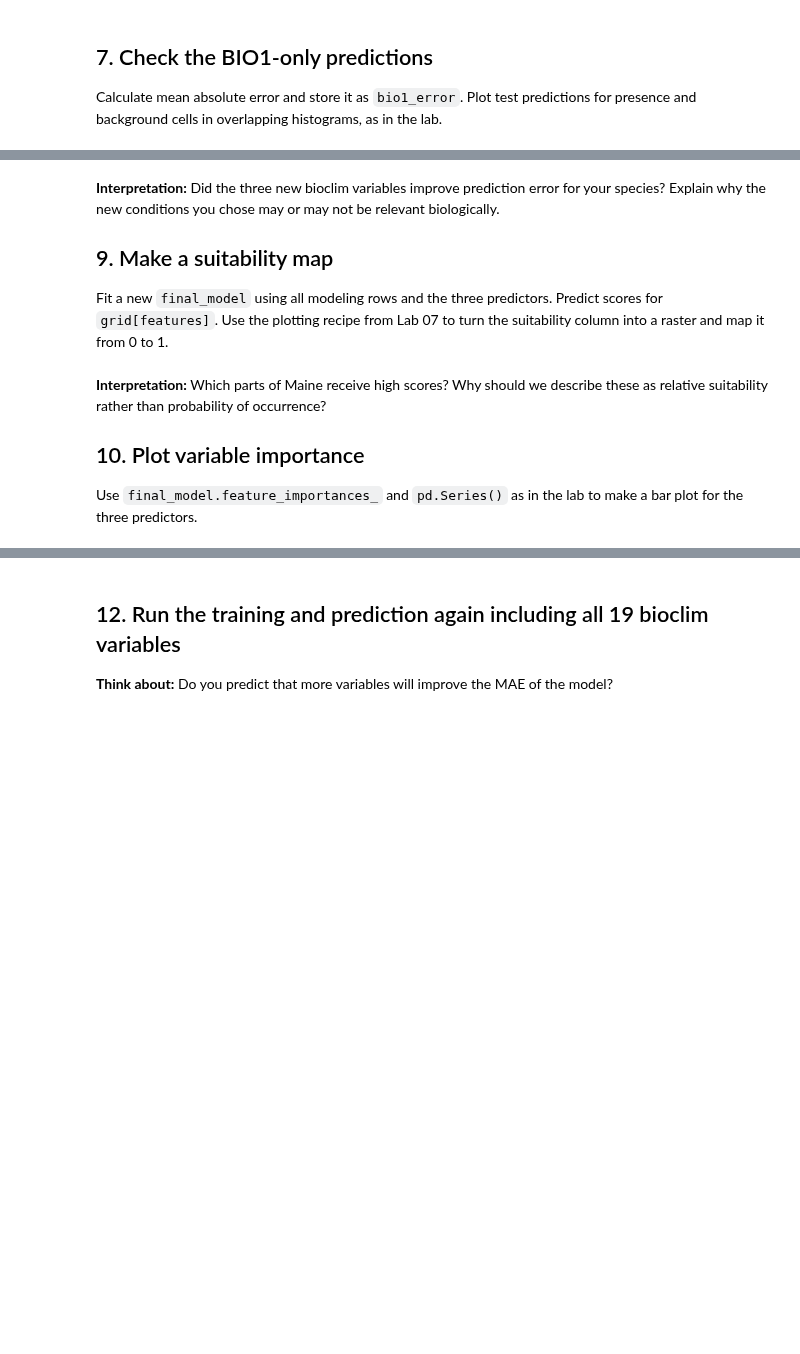
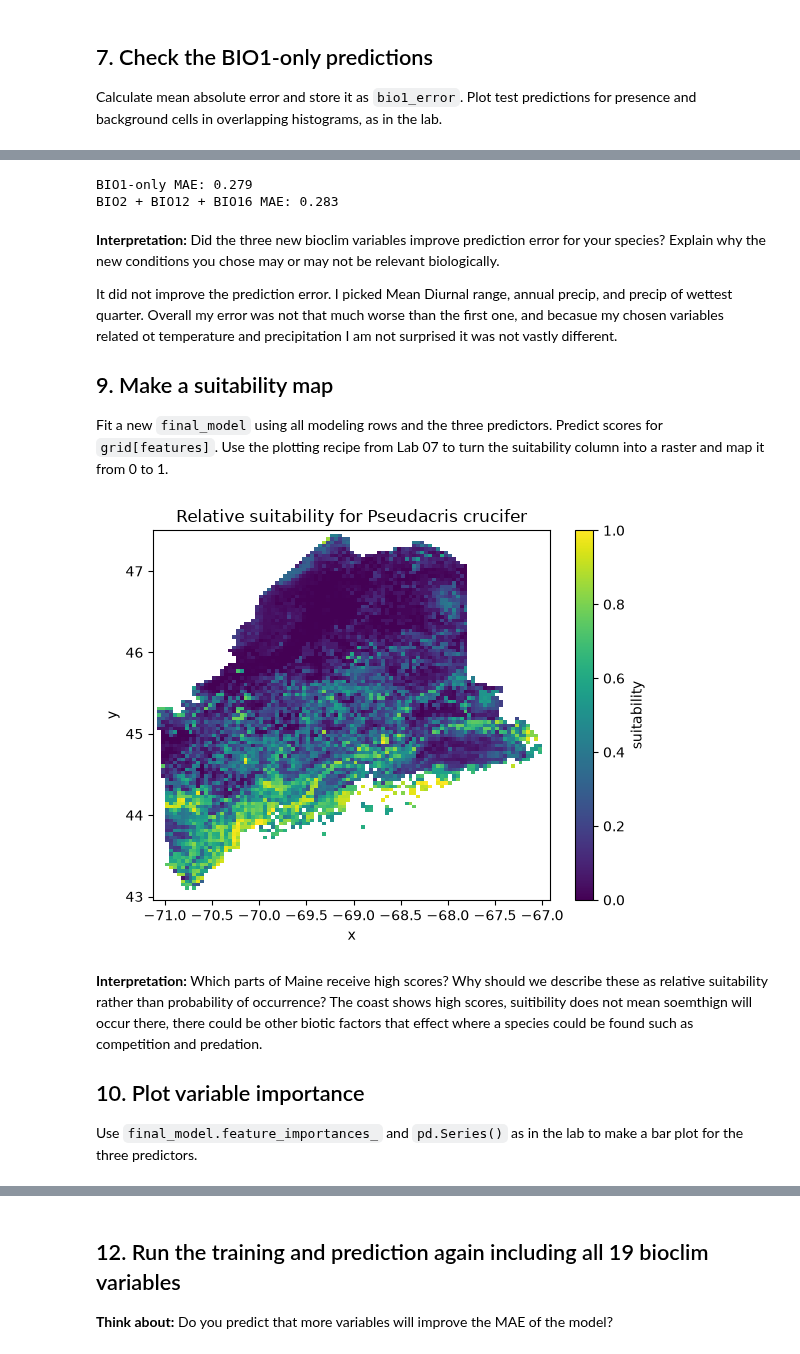
Before and after one commit to carlycoughlin-ux/BIO597-SpatialBiodiversity, a Jupyter notebook: docs/assignments/Assignment-07-MachineLearningSDM.ipynb, the cells around one changed output, grey strips where cells are left out. Saved outputs shown, nothing was run; the diff lists cells and outputs as text; code cells hidden in the pictures; blank space fills up the shorter version.

```diff
--- a/docs/assignments/Assignment-07-MachineLearningSDM.ipynb
+++ b/docs/assignments/Assignment-07-MachineLearningSDM.ipynb
@@ -36,3 +89,6 @@ target_species = "YOUR SPECIES HERE"
 As in Lab 07, make a list called `climate_variables` containing `bio_1` through `bio_19`. We will choose the model predictors after preparing the modeling table.
 # %%
 # Create climate_variables and display these columns at your species' records.
+climate_variables = ["bio_" + str(number) for number in range(1, 20)]
+
+presence[climate_variables].head()
@@ -100,20 +234,62 @@ Change `features` to `["bio_X", "bio_XX", "bio_XX"]` (replacing the "X" values w
 index of the bioclim variables you chose). Create a new feature table (`X`) selecting just the features of interest and perform a new test/train split. Fit a new forest with these three predictors and calculate `three_variable_error`. Print both MAEs together.
 # %%
 # Select the three predictor columns from the existing training and test tables.
+features = ["bio_2", "bio_12", "bio_16"]
+
 # Fit three_variable_model and predict the same withheld cells.
+X = model_data[features]
+
+X_train, X_test, y_train, y_test = train_test_split(
+    X,
+    y,
+    test_size=0.25,
+    random_state=597,
+)
+
+three_variable_model = RandomForestRegressor(
+    n_estimators=100, min_samples_leaf=5, random_state=2,
+)
+
+three_variable_model.fit(X_train, y_train)
+three_variable_prediction = three_variable_model.predict(X_test)
+three_variable_error = mean_absolute_error(y_test, three_variable_prediction)
 # Calculate three_variable_error and print it beside bio1_error.
+print("BIO1-only MAE:", round(bio1_error, 3))
+print("BIO2 + BIO12 + BIO16 MAE:", round(three_variable_error, 3))
+# %% [output]
+BIO1-only MAE: 0.279
+BIO2 + BIO12 + BIO16 MAE: 0.283
 # %% [markdown]
 **Interpretation:** Did the three new bioclim variables improve prediction error for your species? Explain why the new conditions you chose may or may not be relevant biologically.
+
+It did not improve the prediction error. I picked Mean Diurnal range, annual precip, and precip of wettest quarter. Overall my error was not that much worse than the first one, and becasue my chosen variables related ot temperature and precipitation I am not surprised it was not vastly different.
 
 ## 9. Make a suitability map
 
 Fit a new `final_model` using all modeling rows and the three predictors. Predict scores for `grid[features]`. Use the plotting recipe from Lab 07 to turn the suitability column into a raster and map it from 0 to 1.
 # %%
 # Update X to include all three predictors.
+X = model_data[features]
+final_model = RandomForestRegressor(
+    n_estimators=100, min_samples_leaf=5, random_state=597,
+)
+
+
 # Fit final_model with the same forest settings.
+final_model.fit(X, y)
 # Add grid["suitability"], convert it to a raster named suitability, and plot it.
+grid["suitability"] = final_model.predict(grid[features])
+suitability = grid.set_index(["y", "x"])["suitability"].to_xarray()
+suitability = suitability.reindex(y=climate.y, x=climate.x)
+
+suitability.plot(vmin=0, vmax=1, cmap="viridis")
+plt.title(f"Relative suitability for {target_species}")
+plt.show()
+# %% [output]
+[figure, added]
 # %% [markdown]
 **Interpretation:** Which parts of Maine receive high scores? Why should we describe these as relative suitability rather than probability of occurrence?
+The coast shows high scores, suitibility does not mean soemthign will occur there, there could be other biotic factors that effect where a species could be found such as competition and predation.
 
 ## 10. Plot variable importance
 
```
Also changed, not shown: parts of 22 cells of this notebook, 1 other file.
